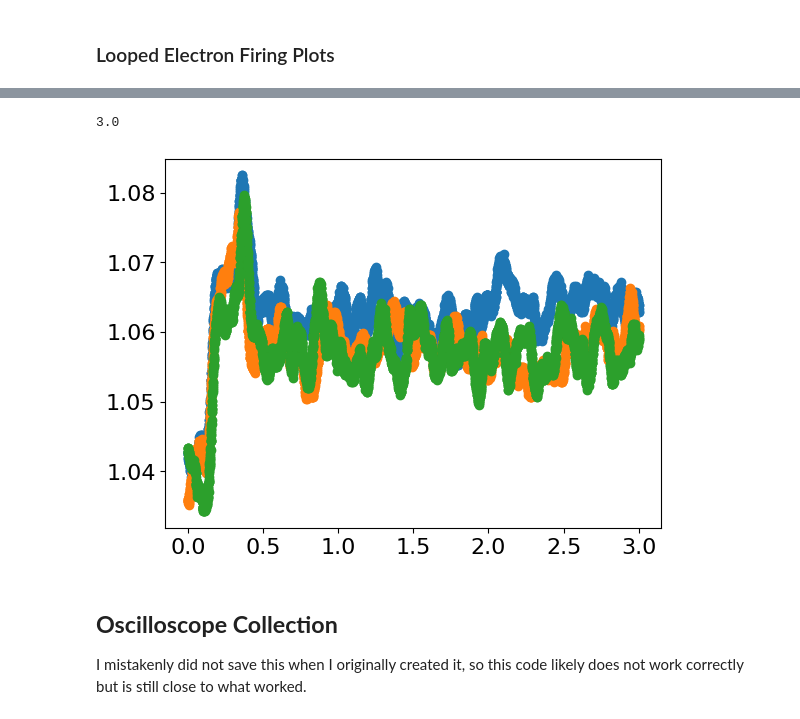
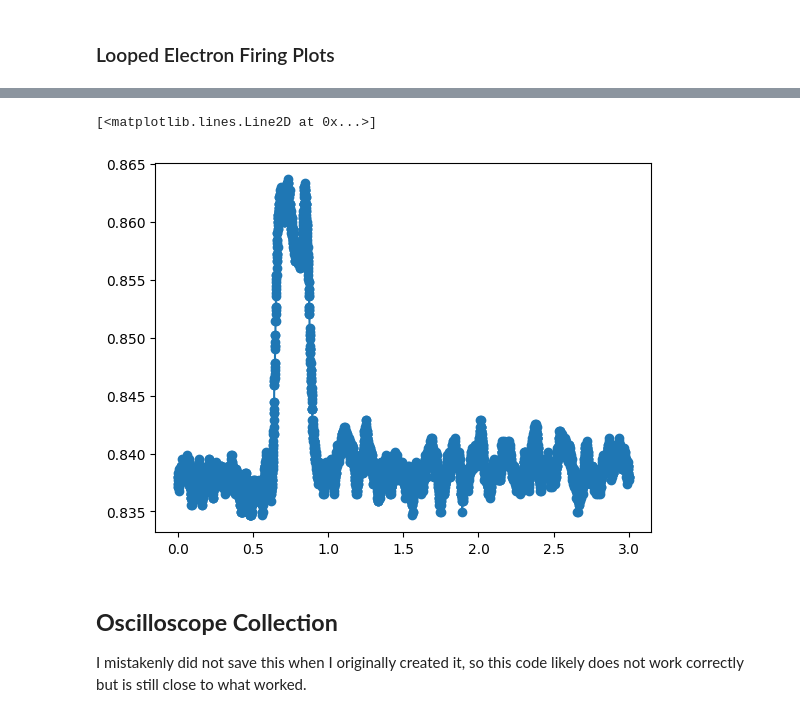
Before and after one commit to AJSchleusner/Experiment-3, a Jupyter notebook: acquisition_v3.ipynb, the cells around one changed output, grey strips where cells are left out. Saved outputs shown, nothing was run; the diff lists cells and outputs as text; code cells hidden in the pictures.

```diff
--- a/acquisition_v3.ipynb
+++ b/acquisition_v3.ipynb
@@ -439 +505,10 @@ Data saved to database
+# %%
+for i in range(5):
+    expr.Vsign = 0.025 + i*0.025
+    sleep(10)
+# %%
+vna.get_average_state()
+
+gen_sign.output = 'on'
+expr.Vsign = 0.090
 # %%
@@ -476,0 +672,4 @@ Data saved to database
+# %%
+i=0
+
+expr.Vsign = 0.005*i + 0.01
@@ -565,30 +877,23 @@ vna.set_output('ON' if VNAon else 'OFF')
 
 
 # --- Deposition preparation ---
-expr.deposition_prep(Vres=1.2, Vpn=-0.1, Vac=0.1) # Vgt=-0.4
+expr.deposition_prep(Vres=1.0, Vpn=-0.1, Vac=0.1) # Vgt=-0.4
 
 
 # --- Define sweep axes ---
-amp_values = np.linspace(2.7, 3.5, 41)
+amp_values = np.linspace(3.0, 2.8, 1) # 31
 # frq_values = [1.0, 2.0, 4.0]
-res_values = [0.8, 1.0, 1.2]
-sweep_axes = {"amp": amp_values, "res": res_values}
+res_values = np.linspace(0.8, 1.1, 31)
+sweep_axes = {"amp": amp_values, "Vres": res_values}
 
 
 # --- Define the setters for only the parameters you want to sweep ---
 setters = {
     "amp": lambda v: (setattr(expr, "Vfila", float(v)),
                       setattr(gen_fila, "offset", -float(v)/2.0)),
-    "res": lambda v: setattr(expr, "Vres", float(v))
+    "Vres": lambda v: setattr(expr, "Vres", float(v))
 }
 
-
-# --- Define a prep_fn that accepts the current point context dict ---
-prep_fn = lambda ctx: expr.deposition_prep(
-    Vres=ctx.get("Vres", 1.0),          # Vres default 1.0 V
-    Vpn=-0.1,
-    Vac=0.1
-)
 
 
 # --- Run the sweep ---
@@ -598,9 +903,10 @@ filepath, axes_order, axes_values, t, cubes = expr.deposition_sweep(
     setters=setters,
     datasaver=datasaver,                # external DataSaver instance
     daq=daq,                            # DAQ handle (if not on self)
-    trigger_fn=expr.deposit_electrons,  # fire electrons
-    prep_fn= prep_fn,                   # reset electron system
-    settle_s= 240,
+    trigger_fn=lambda: expr.deposit_electrons(delay=1),  # fire electrons
+    prep_fn= None,                   # reset electron system
+    settle_s= 5,
+    pause_s= 100,
     overwrite=False,
     extra_metadata={
         "Filament Voltage Vpp": Vfil,
@@ -672,11 +999,8 @@ NameError: name 'time_axis' is not defined
 # %%
-plt.plot(time_axis, Z2[15,0,:],'o-')
-plt.plot(time_axis, Z2[15,1,:],'o-')
-plt.plot(time_axis, Z2[15,2,:],'o-')
-print(amp_values[15])
+plt.plot(time_axis, Z2[0,11,:],'o-')
 # %% [output]
-3.0
+[<matplotlib.lines.Line2D at 0x...>]
-[figure, old version]
+[figure, new version]
 # %% [markdown]
 ## **Oscilloscope Collection**
 
```
Also changed, not shown: parts of 22 cells of this notebook, 3 other files.
